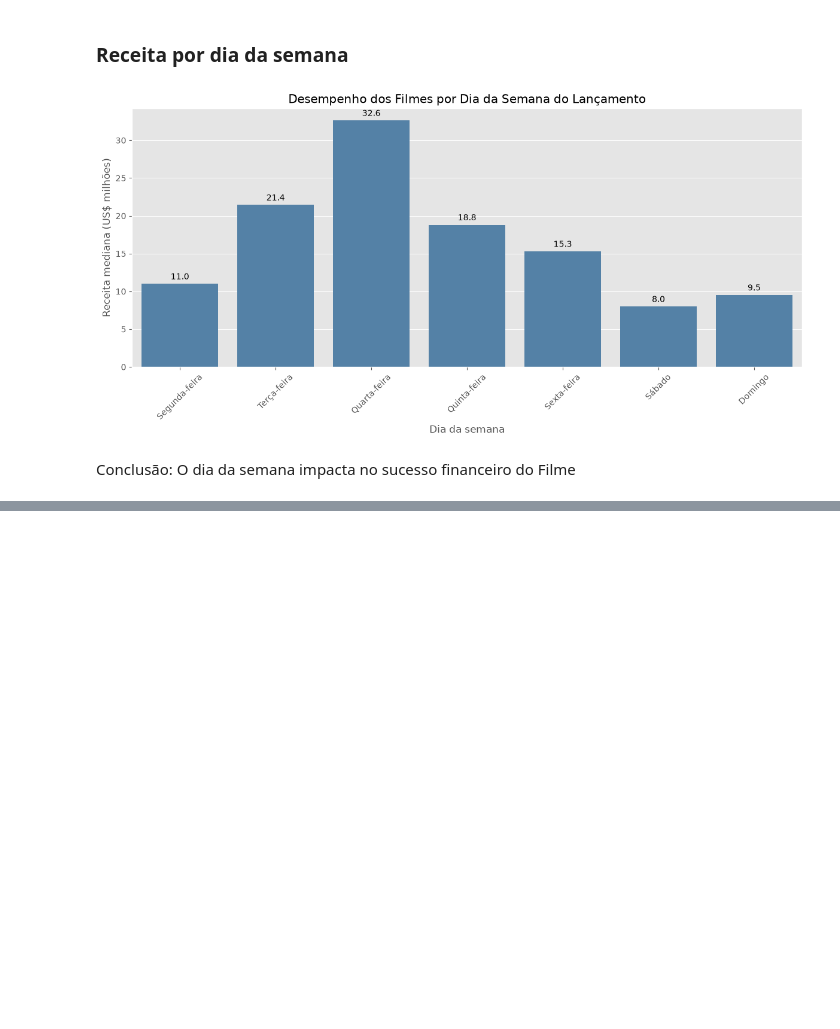
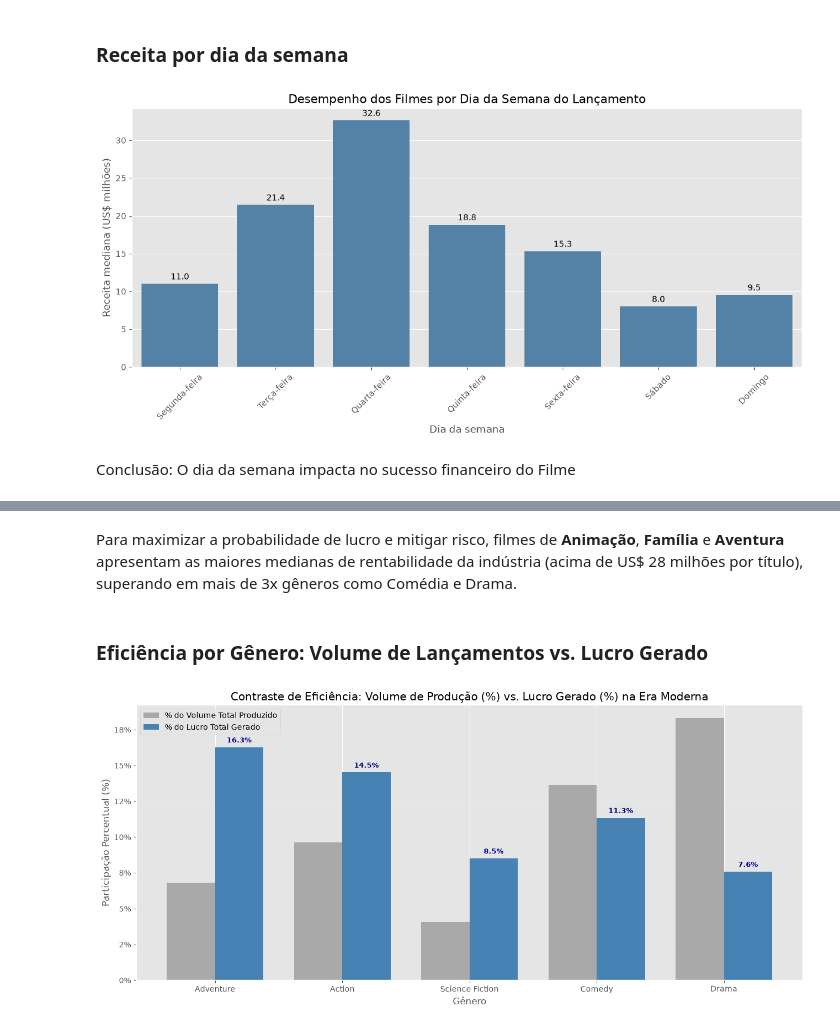
Before and after one commit to adriellypaixao/datascienceproject, a Jupyter notebook: dados_relevantes.ipynb, the cells around one changed output, grey strips where cells are left out. Saved outputs shown, nothing was run; the diff lists cells and outputs as text; code cells hidden in the pictures; blank space fills up the shorter version.

```diff
--- a/dados_relevantes.ipynb
+++ b/dados_relevantes.ipynb
@@ -315,0 +427,72 @@ Conclusão: O dia da semana impacta no sucesso financeiro do Filme
+# %% [markdown]
+Para maximizar a probabilidade de lucro e mitigar risco, filmes de **Animação**, **Família** e **Aventura** apresentam as maiores medianas de rentabilidade da indústria (acima de US$ 28 milhões por título), superando em mais de 3x gêneros como Comédia e Drama.
+# %% [markdown]
+### Eficiência por Gênero: Volume de Lançamentos vs. Lucro Gerado
+# %%
+# Compara a fatia de mercado de produção vs. fatia de lucro gerado nos anos 2000+
+generos_analise = ['Adventure', 'Action', 'Science Fiction', 'Comedy', 'Drama']
+
+dados_contraste = (
+    df_genres[df_genres['decada'].between(2000, 2026) & df_genres['genre'].isin(generos_analise)]
+    .groupby('genre')
+    .agg(
+        total_filmes=('id', 'count'),
+        lucro_total=('profit', 'sum')
+    )
+    .loc[generos_analise]
+)
+
+total_geral_filmes = df_genres[df_genres['decada'].between(2000, 2026)]['id'].count()
+total_geral_lucro = df_genres[df_genres['decada'].between(2000, 2026)]['profit'].sum()
+
+pct_producao = (dados_contraste['total_filmes'] / total_geral_filmes) * 100
+pct_lucro = (dados_contraste['lucro_total'] / total_geral_lucro) * 100
+
+plt.figure(figsize=(13, 6))
+
+x = np.arange(len(generos_analise))
+largura = 0.38
+
+b1 = plt.bar(
+    x - largura/2,
+    pct_producao,
+    largura,
+    label='% do Volume Total Produzido',
+    color='darkgray'
+)
+
+b2 = plt.bar(
+    x + largura/2,
+    pct_lucro,
+    largura,
+    label='% do Lucro Total Gerado',
+    color='steelblue'
+)
+
+for barra in b2:
+    altura = barra.get_height()
+    plt.annotate(
+        f'{altura:.1f}%',
+        xy=(barra.get_x() + barra.get_width() / 2, altura),
+        xytext=(0, 4),
+        textcoords='offset points',
+        ha='center',
+        va='bottom',
+        fontsize=9.5,
+        fontweight='bold',
+        color='darkblue'
+    )
+
+plt.title('Contraste de Eficiência: Volume de Produção (%) vs. Lucro Gerado (%) na Era Moderna')
+plt.xlabel('Gênero')
+plt.ylabel('Participação Percentual (%)')
+plt.xticks(x, generos_analise)
+plt.gca().yaxis.set_major_formatter(
+    plt.FuncFormatter(lambda value, _: f'{value:.0f}%')
+)
+plt.grid(axis='y', alpha=0.3)
+plt.legend()
+plt.tight_layout()
+plt.show()
+# %% [output]
+[figure, added]
```
Also changed, not shown: parts of 13 cells of this notebook.
